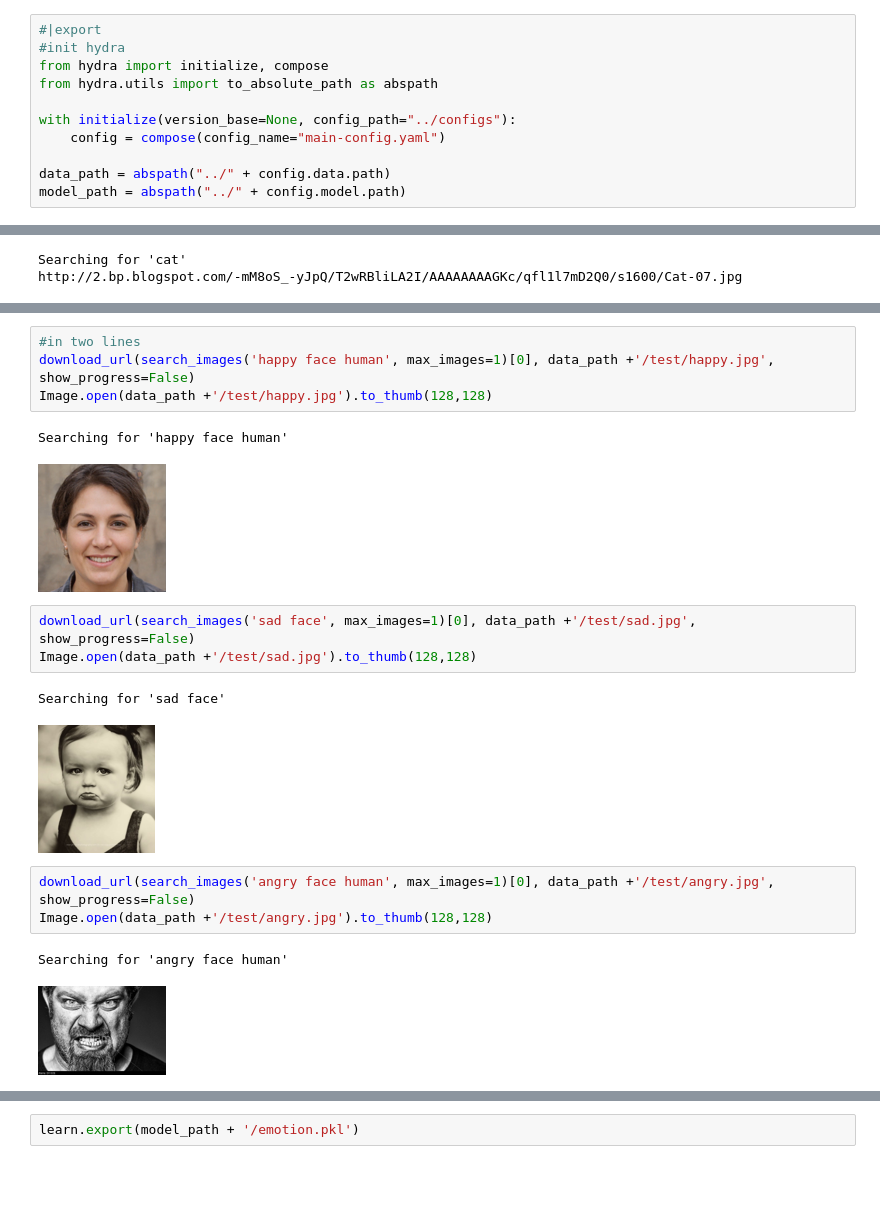
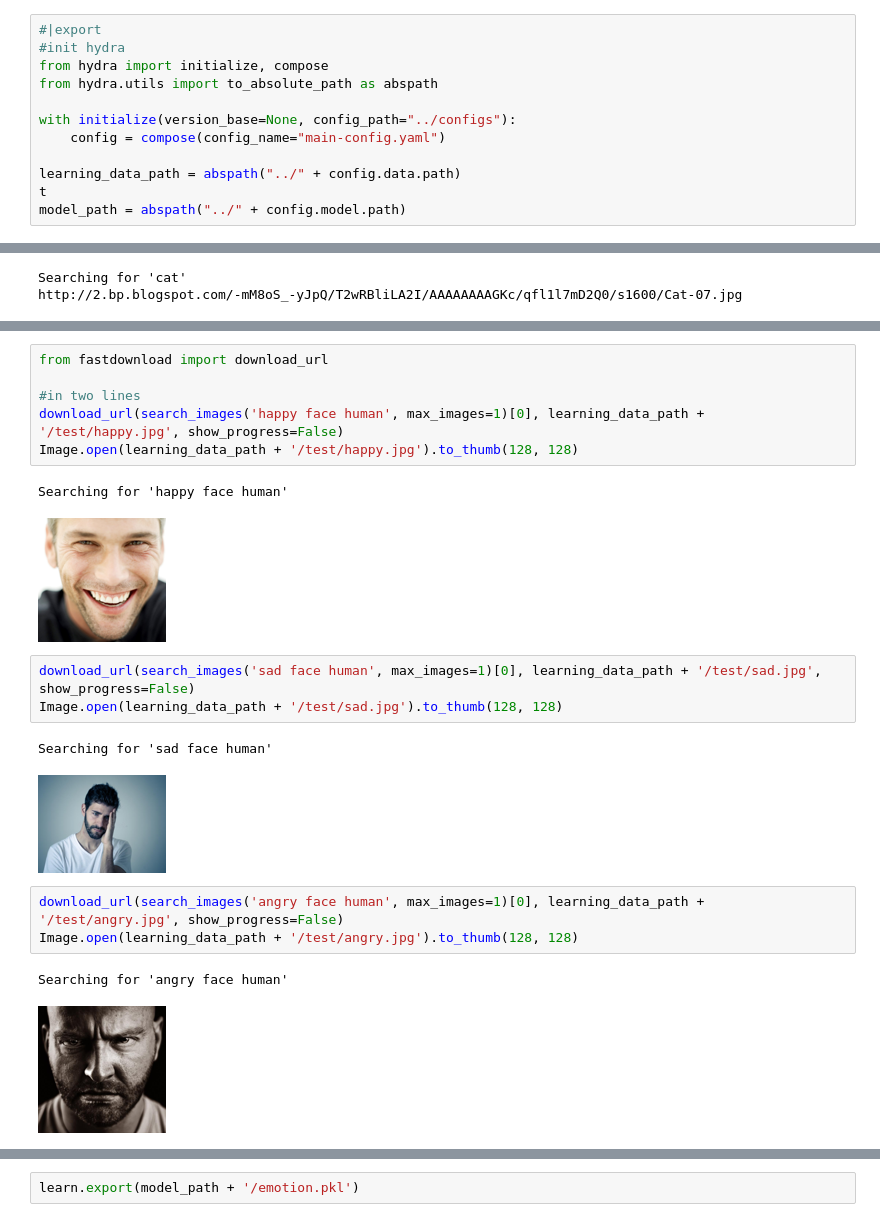
Before and after one commit to januvojta/fast-ai-notebooks, a Jupyter notebook: notebooks/emotion-recognition-notebook.ipynb, the cells around one changed output, grey strips where cells are left out. Drawn from its saved outputs; the diff is of its cells as text; blank space fills up the shorter version.

```diff
--- a/notebooks/emotion-recognition-notebook.ipynb
+++ b/notebooks/emotion-recognition-notebook.ipynb
@@ -21,7 +19,8 @@ from hydra.utils import to_absolute_path as abspath
 with initialize(version_base=None, config_path="../configs"):
     config = compose(config_name="main-config.yaml")
 
-data_path = abspath("../" + config.data.path)
+learning_data_path = abspath("../" + config.data.path)
+t
 model_path = abspath("../" + config.model.path)
 # %%
 #|export
@@ -50,22 +49,24 @@ im.to_thumb(256,256)
 # %% [output]
 [figure]
 # %%
+from fastdownload import download_url
+
 #in two lines
-download_url(search_images('happy face human', max_images=1)[0], data_path +'/test/happy.jpg', show_progress=False)
-Image.open(data_path +'/test/happy.jpg').to_thumb(128,128)
+download_url(search_images('happy face human', max_images=1)[0], learning_data_path + '/test/happy.jpg', show_progress=False)
+Image.open(learning_data_path + '/test/happy.jpg').to_thumb(128, 128)
 # %% [output]
 Searching for 'happy face human'
-[figure, old version]
+[figure, new version]
 # %%
-download_url(search_images('sad face', max_images=1)[0], data_path +'/test/sad.jpg', show_progress=False)
-Image.open(data_path +'/test/sad.jpg').to_thumb(128,128)
+download_url(search_images('sad face human', max_images=1)[0], learning_data_path + '/test/sad.jpg', show_progress=False)
+Image.open(learning_data_path + '/test/sad.jpg').to_thumb(128, 128)
 # %% [output]
-Searching for 'sad face'
+Searching for 'sad face human'
-[figure, old version]
+[figure, new version]
 # %%
-download_url(search_images('angry face human', max_images=1)[0], data_path +'/test/angry.jpg', show_progress=False)
-Image.open(data_path +'/test/angry.jpg').to_thumb(128,128)
+download_url(search_images('angry face human', max_images=1)[0], learning_data_path + '/test/angry.jpg', show_progress=False)
+Image.open(learning_data_path + '/test/angry.jpg').to_thumb(128, 128)
 # %% [output]
 Searching for 'angry face human'
-[figure, old version]
+[figure, new version]
 # %%
```
Also changed, not shown: parts of 11 cells of this notebook, 17 other files.
